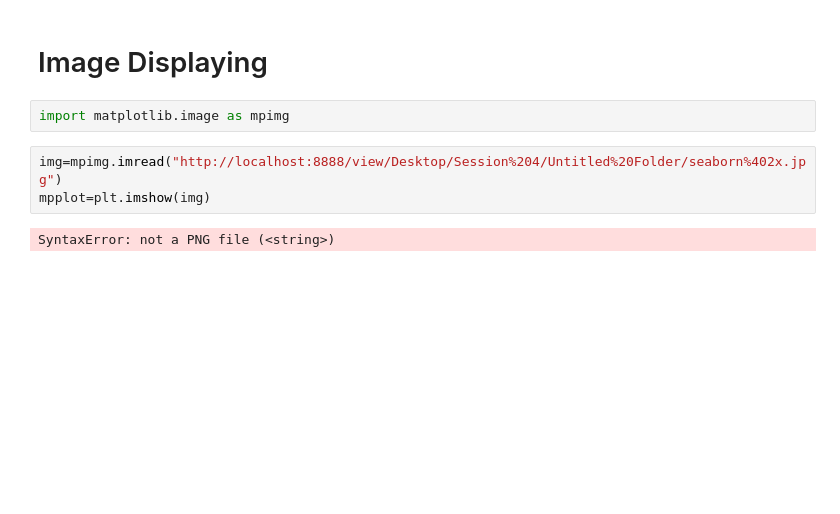
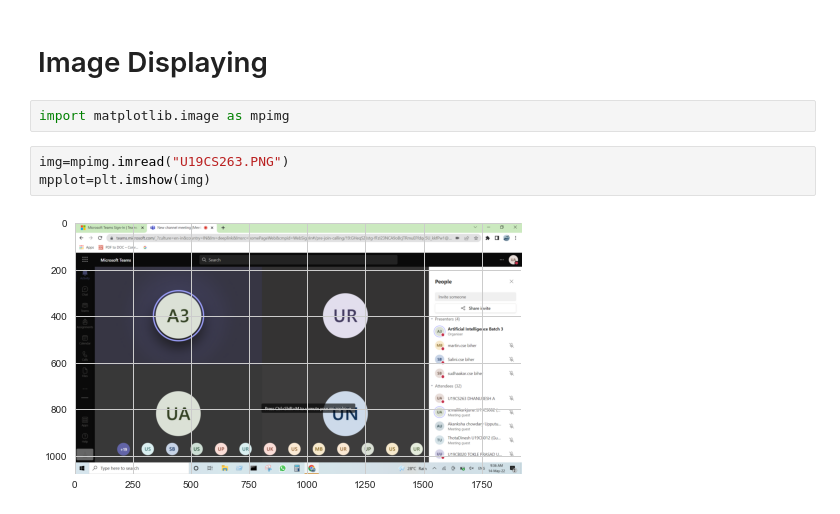
Before and after one commit to Dhanuresh/Assignments, a Jupyter notebook: Assignment03.ipynb, the cells around one changed output. Drawn from its saved outputs; the diff is of its cells as text; blank space fills up the shorter version.

```diff
--- a/Assignment03.ipynb
+++ b/Assignment03.ipynb
@@ -137,7 +137,7 @@ sns.lmplot(x ='total_bill', y ='tip', data = tips, hue ='sex',
 # %%
 import matplotlib.image as mpimg
 # %%
-img=mpimg.imread("http://localhost:8888/view/Desktop/Session%204/Untitled%20Folder/seaborn%402x.jpg")
+img=mpimg.imread("U19CS263.PNG")
 mpplot=plt.imshow(img)
 # %% [output]
-SyntaxError: not a PNG file (<string>)
+[figure, added]
```
Also changed, not shown: parts of 2 cells of this notebook.
